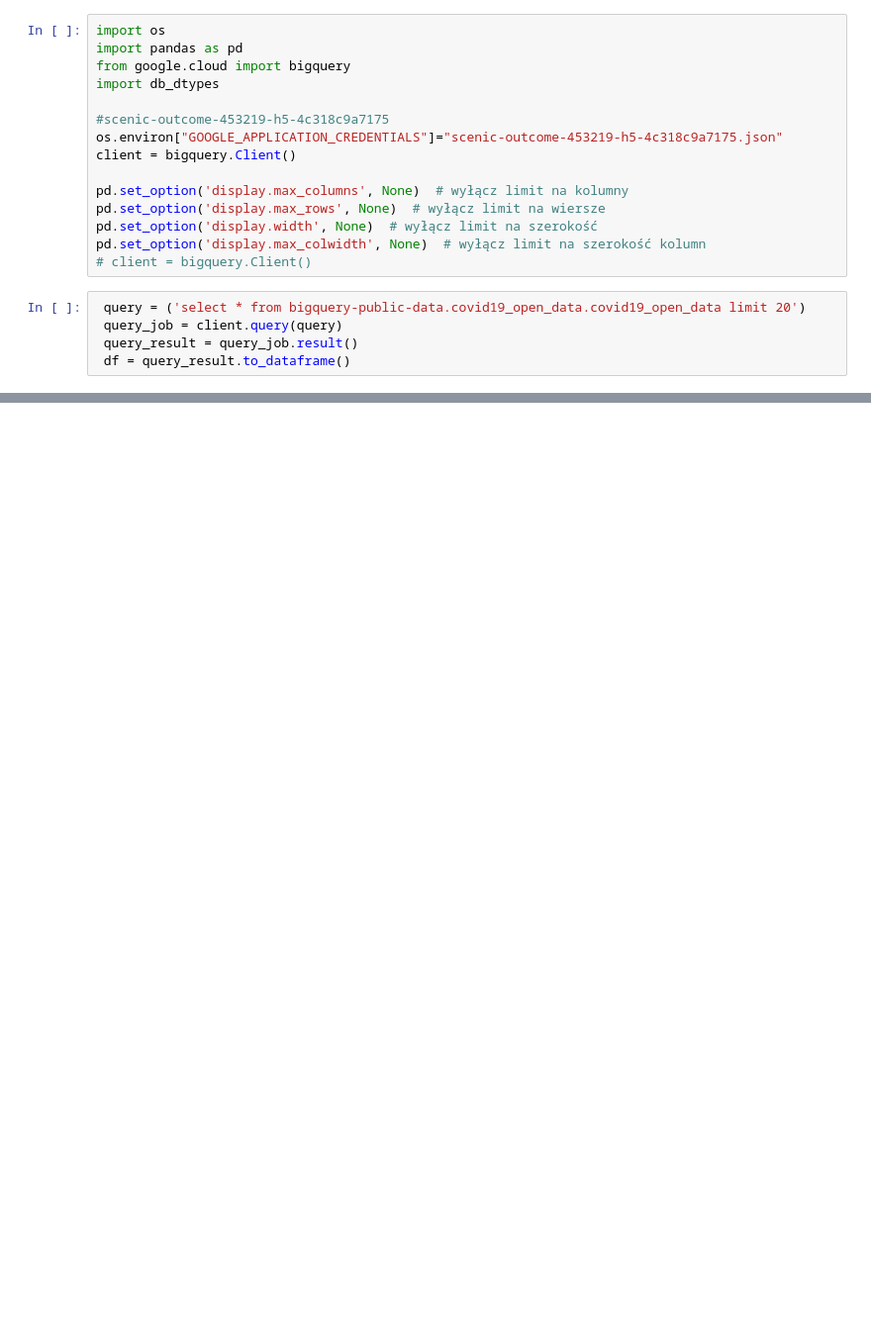
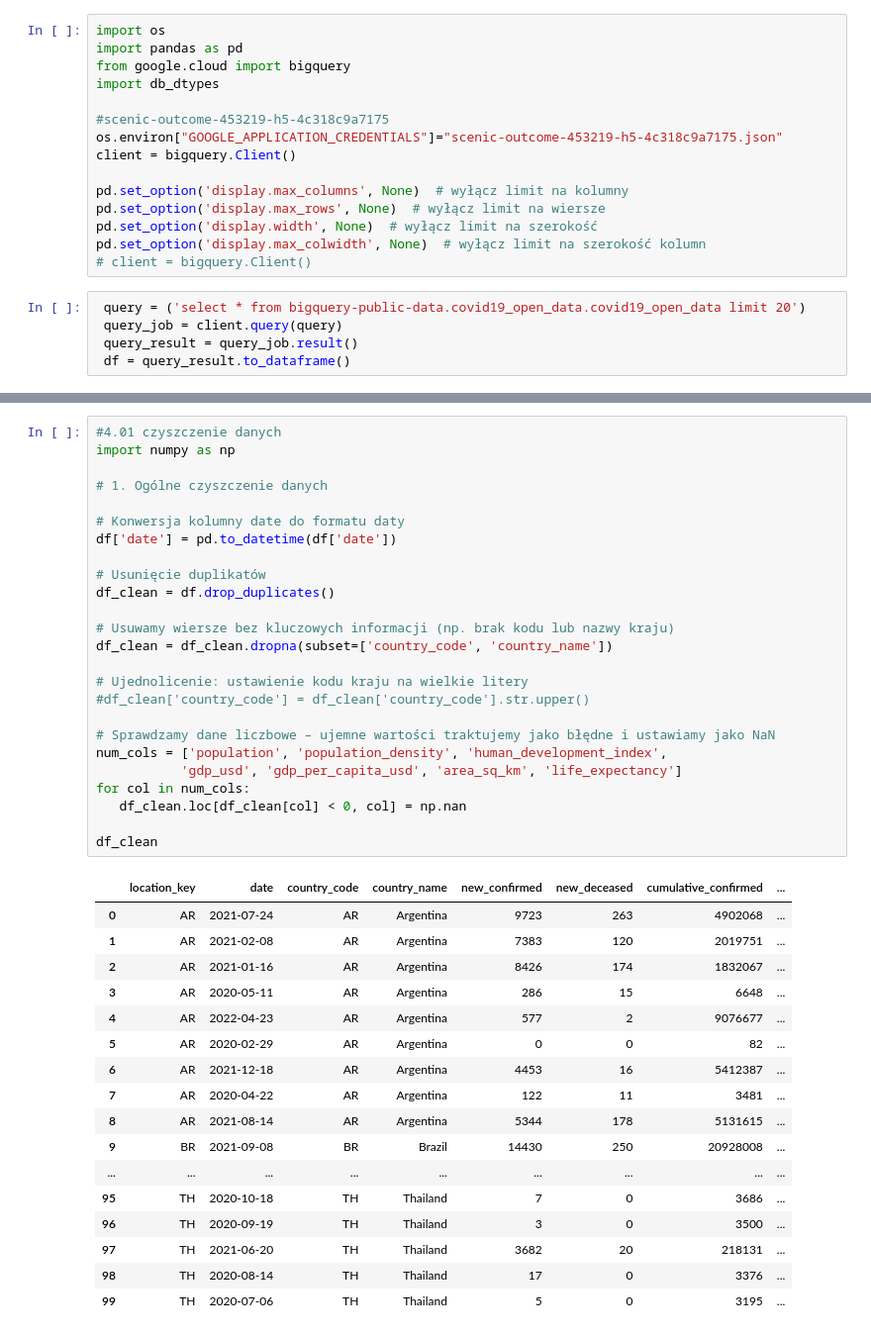
Before and after one commit to kasiap556/bigdata, a Jupyter notebook: main.ipynb, the cells around one changed output, grey strips where cells are left out. Shown at 99% size. Cells and saved outputs as stored; diff of their text form; blank space fills up the shorter version.

```diff
--- a/main.ipynb
+++ b/main.ipynb
@@ -33,0 +329,43 @@ columns_df
+# %%
+#4.01 czyszczenie danych
+import numpy as np
+
+# 1. Ogólne czyszczenie danych
+
+# Konwersja kolumny date do formatu daty
+df['date'] = pd.to_datetime(df['date'])
+
+# Usunięcie duplikatów
+df_clean = df.drop_duplicates()
+
+# Usuwamy wiersze bez kluczowych informacji (np. brak kodu lub nazwy kraju)
+df_clean = df_clean.dropna(subset=['country_code', 'country_name'])
+
+# Ujednolicenie: ustawienie kodu kraju na wielkie litery
+#df_clean['country_code'] = df_clean['country_code'].str.upper()
+
+# Sprawdzamy dane liczbowe – ujemne wartości traktujemy jako błędne i ustawiamy jako NaN
+num_cols = ['population', 'population_density', 'human_development_index',
+           'gdp_usd', 'gdp_per_capita_usd', 'area_sq_km', 'life_expectancy']
+for col in num_cols:
+   df_clean.loc[df_clean[col] < 0, col] = np.nan
+
+df_clean
+# %% [output]
+|  | location_key | date | country_code | country_name | new_confirmed | new_deceased | cumulative_confirmed | ... |
+| 0 | AR | 2021-07-24 | AR | Argentina | 9723 | 263 | 4902068 | ... |
+| 1 | AR | 2021-02-08 | AR | Argentina | 7383 | 120 | 2019751 | ... |
+| 2 | AR | 2021-01-16 | AR | Argentina | 8426 | 174 | 1832067 | ... |
+| 3 | AR | 2020-05-11 | AR | Argentina | 286 | 15 | 6648 | ... |
+| 4 | AR | 2022-04-23 | AR | Argentina | 577 | 2 | 9076677 | ... |
+| 5 | AR | 2020-02-29 | AR | Argentina | 0 | 0 | 82 | ... |
+| 6 | AR | 2021-12-18 | AR | Argentina | 4453 | 16 | 5412387 | ... |
+| 7 | AR | 2020-04-22 | AR | Argentina | 122 | 11 | 3481 | ... |
+| 8 | AR | 2021-08-14 | AR | Argentina | 5344 | 178 | 5131615 | ... |
+| 9 | BR | 2021-09-08 | BR | Brazil | 14430 | 250 | 20928008 | ... |
+| ... | ... | ... | ... | ... | ... | ... | ... | ... |
+| 95 | TH | 2020-10-18 | TH | Thailand | 7 | 0 | 3686 | ... |
+| 96 | TH | 2020-09-19 | TH | Thailand | 3 | 0 | 3500 | ... |
+| 97 | TH | 2021-06-20 | TH | Thailand | 3682 | 20 | 218131 | ... |
+| 98 | TH | 2020-08-14 | TH | Thailand | 17 | 0 | 3376 | ... |
+| 99 | TH | 2020-07-06 | TH | Thailand | 5 | 0 | 3195 | ... |
```
Also changed, not shown: parts of 17 cells of this notebook.
